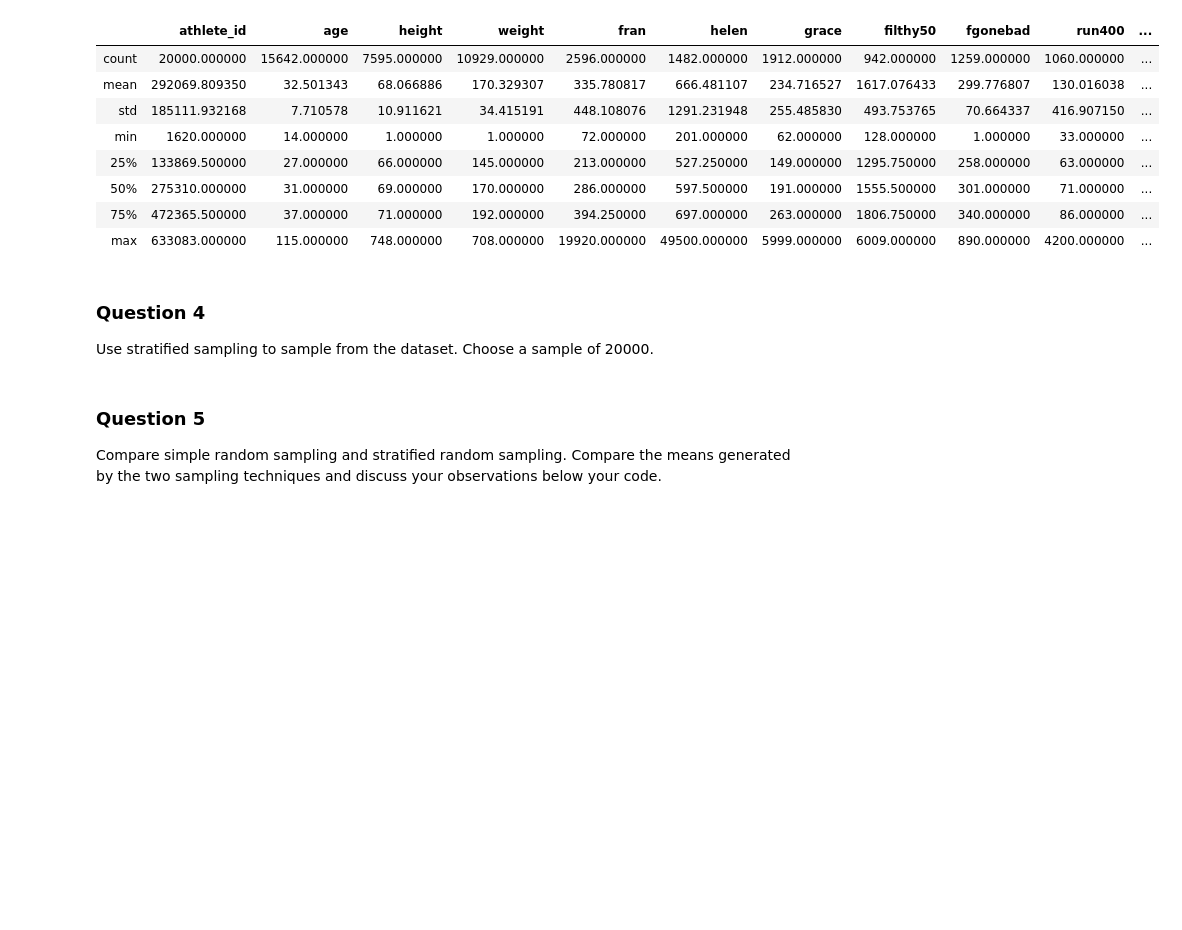
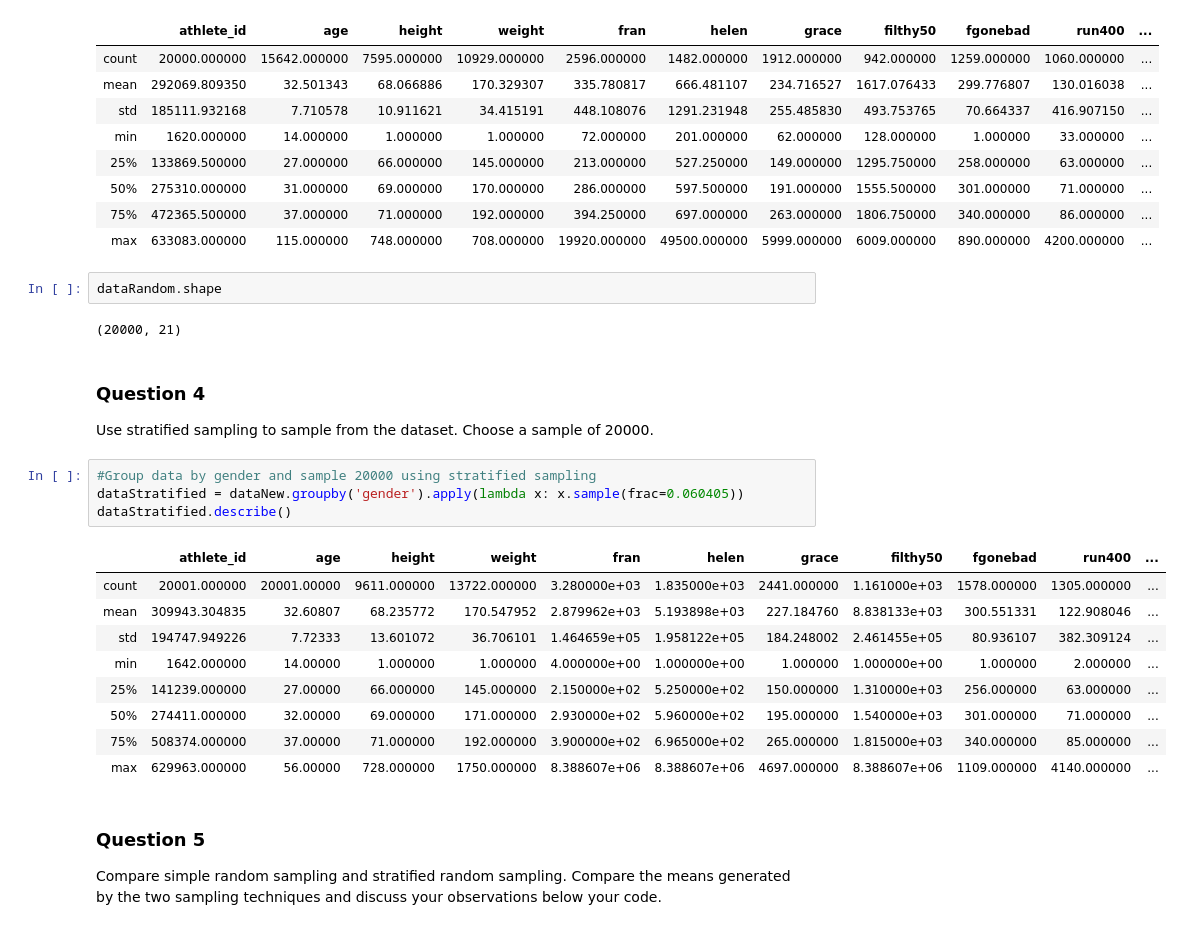
Before and after one commit to Opondoh/dav_15_HLT_groupG_assignment, a Jupyter notebook: dav_15_HLT_assignment_.ipynb, the cells around one changed output. Saved outputs shown, nothing was run; the diff lists cells and outputs as text; blank space fills up the shorter version.

Commit message:
Sample data using stratified sampling

```diff
--- a/dav_15_HLT_assignment_.ipynb
+++ b/dav_15_HLT_assignment_.ipynb
@@ -145,10 +145,28 @@ dataRandom.describe()
 | 50% | 275310.000000 | 31.000000 | 69.000000 | 170.000000 | 286.000000 | 597.500000 | 191.000000 | 1555.500000 | 301.000000 | 71.000000 | ... |
 | 75% | 472365.500000 | 37.000000 | 71.000000 | 192.000000 | 394.250000 | 697.000000 | 263.000000 | 1806.750000 | 340.000000 | 86.000000 | ... |
 | max | 633083.000000 | 115.000000 | 748.000000 | 708.000000 | 19920.000000 | 49500.000000 | 5999.000000 | 6009.000000 | 890.000000 | 4200.000000 | ... |
+# %%
+dataRandom.shape
+# %% [output]
+(20000, 21)
 # %% [markdown]
 ### Question 4
 
 Use stratified sampling to sample from the dataset. Choose a sample of 20000.
+# %%
+#Group data by gender and sample 20000 using stratified sampling
+dataStratified = dataNew.groupby('gender').apply(lambda x: x.sample(frac=0.060405))
+dataStratified.describe()
+# %% [output]
+|  | athlete_id | age | height | weight | fran | helen | grace | filthy50 | fgonebad | run400 | ... |
+| count | 20001.000000 | 20001.00000 | 9611.000000 | 13722.000000 | 3.280000e+03 | 1.835000e+03 | 2441.000000 | 1.161000e+03 | 1578.000000 | 1305.000000 | ... |
+| mean | 309943.304835 | 32.60807 | 68.235772 | 170.547952 | 2.879962e+03 | 5.193898e+03 | 227.184760 | 8.838133e+03 | 300.551331 | 122.908046 | ... |
+| std | 194747.949226 | 7.72333 | 13.601072 | 36.706101 | 1.464659e+05 | 1.958122e+05 | 184.248002 | 2.461455e+05 | 80.936107 | 382.309124 | ... |
+| min | 1642.000000 | 14.00000 | 1.000000 | 1.000000 | 4.000000e+00 | 1.000000e+00 | 1.000000 | 1.000000e+00 | 1.000000 | 2.000000 | ... |
+| 25% | 141239.000000 | 27.00000 | 66.000000 | 145.000000 | 2.150000e+02 | 5.250000e+02 | 150.000000 | 1.310000e+03 | 256.000000 | 63.000000 | ... |
+| 50% | 274411.000000 | 32.00000 | 69.000000 | 171.000000 | 2.930000e+02 | 5.960000e+02 | 195.000000 | 1.540000e+03 | 301.000000 | 71.000000 | ... |
+| 75% | 508374.000000 | 37.00000 | 71.000000 | 192.000000 | 3.900000e+02 | 6.965000e+02 | 265.000000 | 1.815000e+03 | 340.000000 | 85.000000 | ... |
+| max | 629963.000000 | 56.00000 | 728.000000 | 1750.000000 | 8.388607e+06 | 8.388607e+06 | 4697.000000 | 8.388607e+06 | 1109.000000 | 4140.000000 | ... |
 # %% [markdown]
 ### Question 5
 Compare simple random sampling and stratified random sampling. Compare the means generated by the two sampling techniques and discuss your observations below your code.
```
